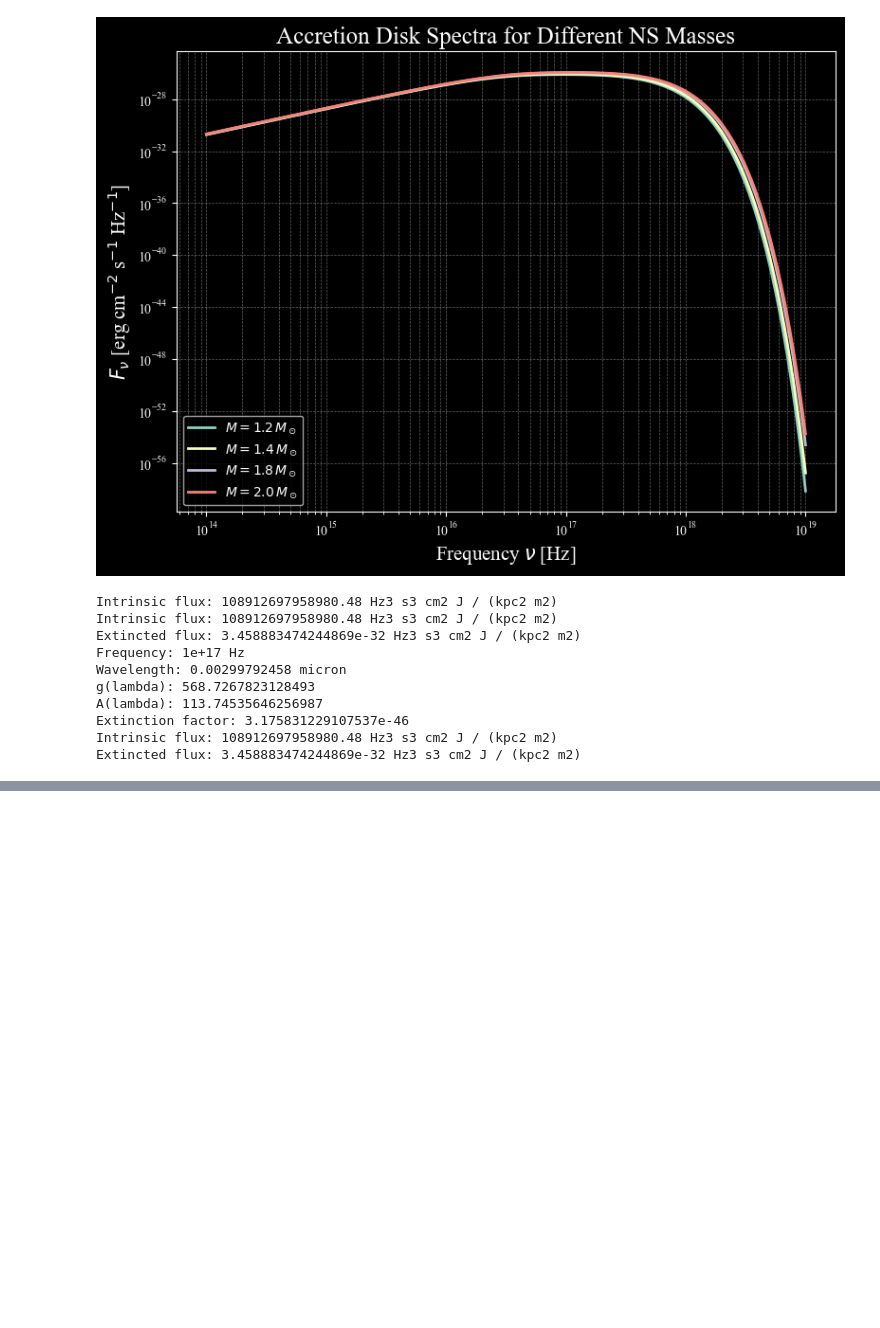
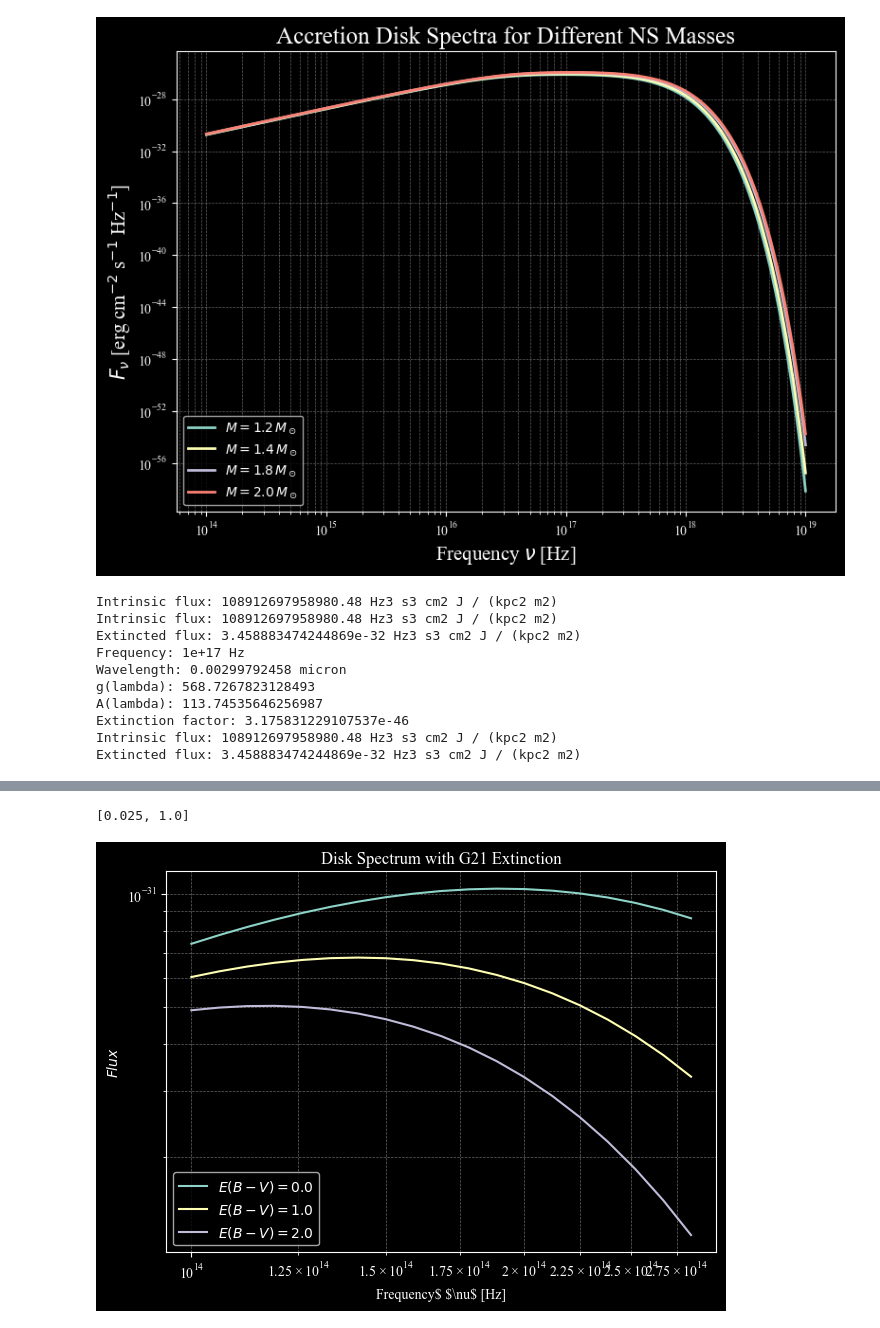
Before and after one commit to milanajberhe/Magnetars_Infrared, a Jupyter notebook: dust_extinction_disk_model.ipynb, the cells around one changed output, grey strips where cells are left out. Drawn from its saved outputs; the diff is of its cells as text; code cells hidden in the pictures; blank space fills up the shorter version.

Commit message:
remade the extinction model

```diff
--- a/dust_extinction_disk_model.ipynb
+++ b/dust_extinction_disk_model.ipynb
@@ -944,0 +876,59 @@ plt.show()
+# %%
+#what range G21 accepts
+print(ext.x_range)
+# %% [output]
+[0.025, 1.0]
+# %%
+# Editing dust extinction, will replace the one above
+# once fininshed.
+
+# from PyPI
+from dust_extinction.averages import G21
+
+#generate wavelengths between 1 to 32 microns within the correct range
+wavelengths = (
+    c / (frequencies)
+).to(u.micron)
+
+# Select wavelengths within the G21 range: 1–40 microns
+mask = (
+    (wavelengths >= 1 * u.micron) &
+    (wavelengths <= 32 * u.micron) #do i use 40 pr 32?
+    # the package said that it's for 1-32
+)
+
+# convert fluxes to an array
+fluxes = np.array(fluxes)
+
+frequencies_g21 = frequencies[mask]
+wavelengths_g21 = wavelengths[mask]
+fluxes_g21 = fluxes[mask]
+
+#initialize the model
+ext = G21()
+
+# use R_V = 3.1 to convert E(B-V) to A(v)
+Rv = 3.1
+
+# extinguished flux for different amounts of dust
+flux_ext_ebv0 = fluxes_g21*ext.extinguish(wavelengths_g21, Av=Rv * 0.0)
+flux_ext_ebv1 = fluxes_g21*ext.extinguish(wavelengths_g21, Av=Rv * 1.0)
+flux_ext_ebv2 = fluxes_g21*ext.extinguish(wavelengths_g21, Av=Rv * 2.0)
+
+#plot intrinsic and extinguished fluxes
+fig, ax = plt.subplots()
+
+plt.loglog(frequencies_g21, flux_ext_ebv0, label='$E(B-V) = 0.0$')
+plt.loglog(frequencies_g21, flux_ext_ebv1, label='$E(B-V) = 1.0$')
+plt.loglog(frequencies_g21, flux_ext_ebv2, label='$E(B-V) = 2.0$')
+
+plt.xlabel(r'Frequency$ $\nu$ [Hz]')
+plt.ylabel('$Flux$')
+plt.title("Disk Spectrum with G21 Extinction")
+
+plt.legend()
+plt.grid(True, which="both", ls="--", lw=0.5, alpha=0.4)
+plt.tight_layout()
+plt.show()
+# %% [output]
+[figure, added]
```
Also changed, not shown: parts of 3 cells of this notebook.
